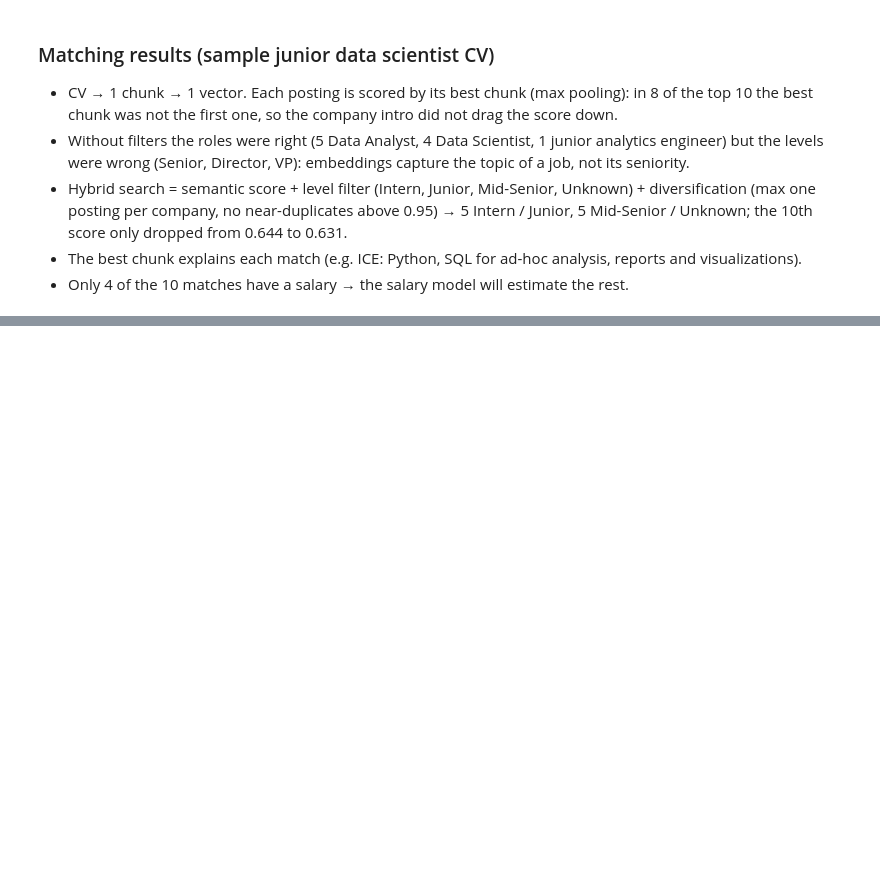
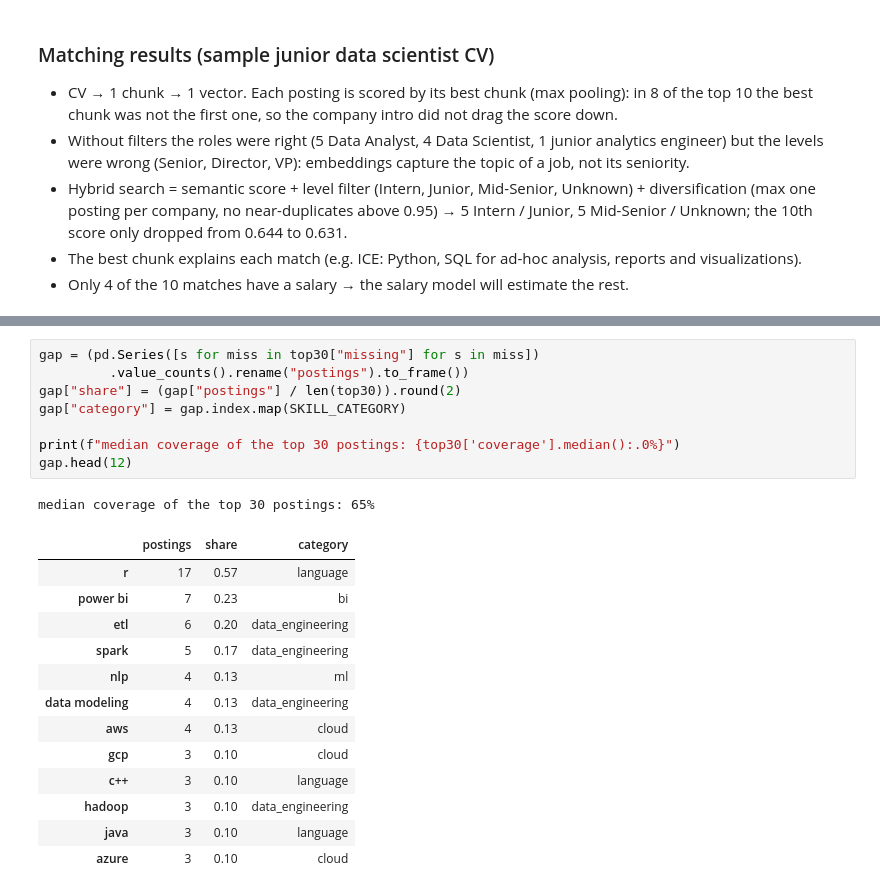
Before and after one commit to rouzbeh-enayatzadeh/skillscope, a Jupyter notebook: notebooks/04_embeddings.ipynb, the cells around one changed output, grey strips where cells are left out. Saved outputs shown, nothing was run; the diff lists cells and outputs as text; blank space fills up the shorter version.

```diff
--- a/notebooks/04_embeddings.ipynb
+++ b/notebooks/04_embeddings.ipynb
@@ -428,0 +470,23 @@ experience
+# %%
+gap = (pd.Series([s for miss in top30["missing"] for s in miss])
+         .value_counts().rename("postings").to_frame())
+gap["share"] = (gap["postings"] / len(top30)).round(2)
+gap["category"] = gap.index.map(SKILL_CATEGORY)
+
+print(f"median coverage of the top 30 postings: {top30['coverage'].median():.0%}")
+gap.head(12)
+# %% [output]
+median coverage of the top 30 postings: 65%
+|  | postings | share | category |
+| r | 17 | 0.57 | language |
+| power bi | 7 | 0.23 | bi |
+| etl | 6 | 0.20 | data_engineering |
+| spark | 5 | 0.17 | data_engineering |
+| nlp | 4 | 0.13 | ml |
+| data modeling | 4 | 0.13 | data_engineering |
+| aws | 4 | 0.13 | cloud |
+| gcp | 3 | 0.10 | cloud |
+| c++ | 3 | 0.10 | language |
+| hadoop | 3 | 0.10 | data_engineering |
+| java | 3 | 0.10 | language |
+| azure | 3 | 0.10 | cloud |
```
Also changed, not shown: parts of 4 cells of this notebook, 1 other file.
